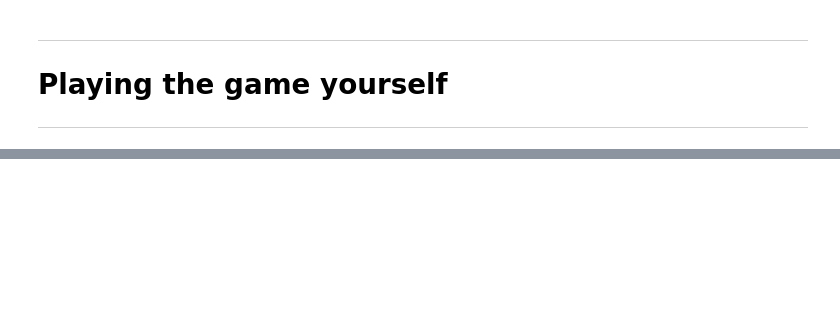
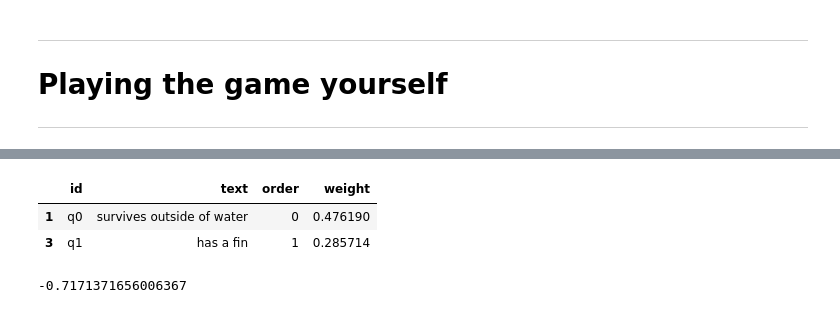
Before and after one commit to TMKklautau/animal_game_development, a Jupyter notebook: Animal_game_development.ipynb, the cells around one changed output, grey strips where cells are left out. Saved outputs shown, nothing was run; the diff lists cells and outputs as text; code cells hidden in the pictures; blank space fills up the shorter version.

```diff
--- a/Animal_game_development.ipynb
+++ b/Animal_game_development.ipynb
@@ -102,0 +425,9 @@ os.chdir('./animal_game')
+# %%
+display(questions_df[(questions_df.id == 'q0') | (questions_df.id == 'q1')])
+
+animals_df.q0.dropna().corr(animals_df.q1.dropna())
+# %% [output]
+|  | id | text | order | weight |
+| 1 | q0 | survives outside of water | 0 | 0.476190 |
+| 3 | q1 | has a fin | 1 | 0.285714 |
+-0.7171371656006367
```
Also changed, not shown: parts of 41 cells of this notebook, 4 other files.
